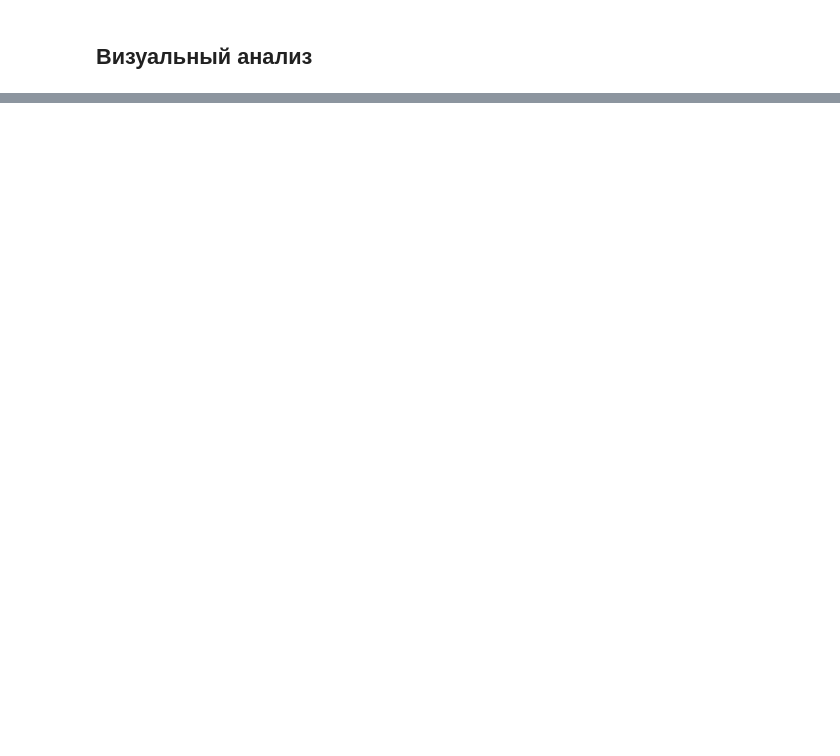
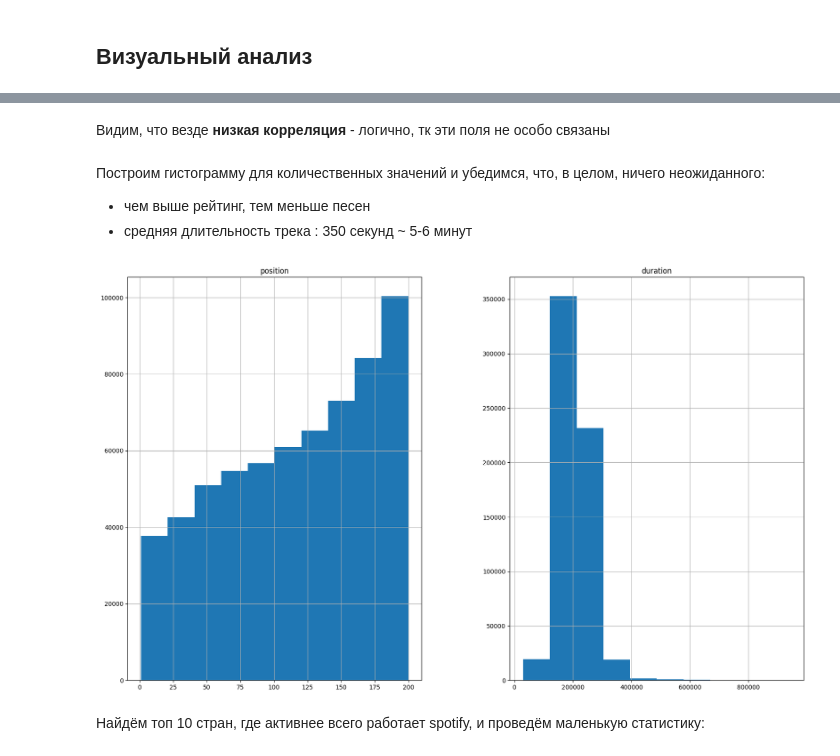
Before and after one commit to AlimKugot/DataScience, a Jupyter notebook: Code.ipynb, the cells around one changed output, grey strips where cells are left out. Drawn from its saved outputs; the diff is of its cells as text; code cells hidden in the pictures; blank space fills up the shorter version.

```diff
--- a/Code.ipynb
+++ b/Code.ipynb
@@ -82,0 +208,12 @@ df.
+# %% [markdown]
+Видим, что везде **низкая корреляция** - логично, тк эти поля не особо связаны
+# %% [markdown]
+Построим гистограмму для количественных значений и убедимся, что, в целом, ничего неожиданного:
+- чем выше рейтинг, тем меньше песен
+- средняя длительность трека : 350 секунд ~ 5-6 минут
+# %%
+df.hist(figsize=(20, 12));
+# %% [output]
+[figure, added]
+# %% [markdown]
+Найдём топ 10 стран, где активнее всего работает spotify, и проведём маленькую статистику:
```
Also changed, not shown: parts of 29 cells of this notebook, 1 other file.
